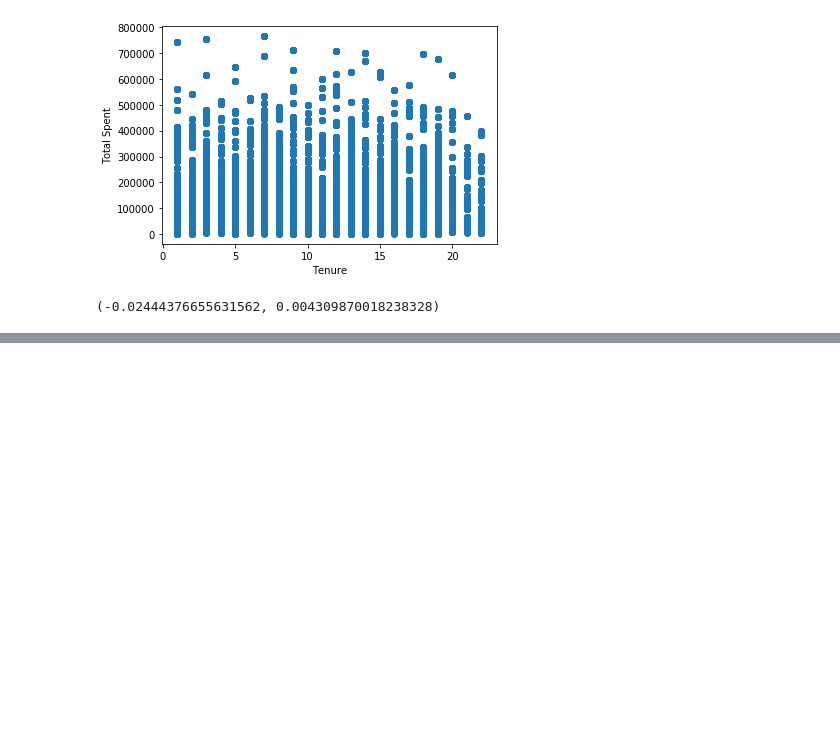
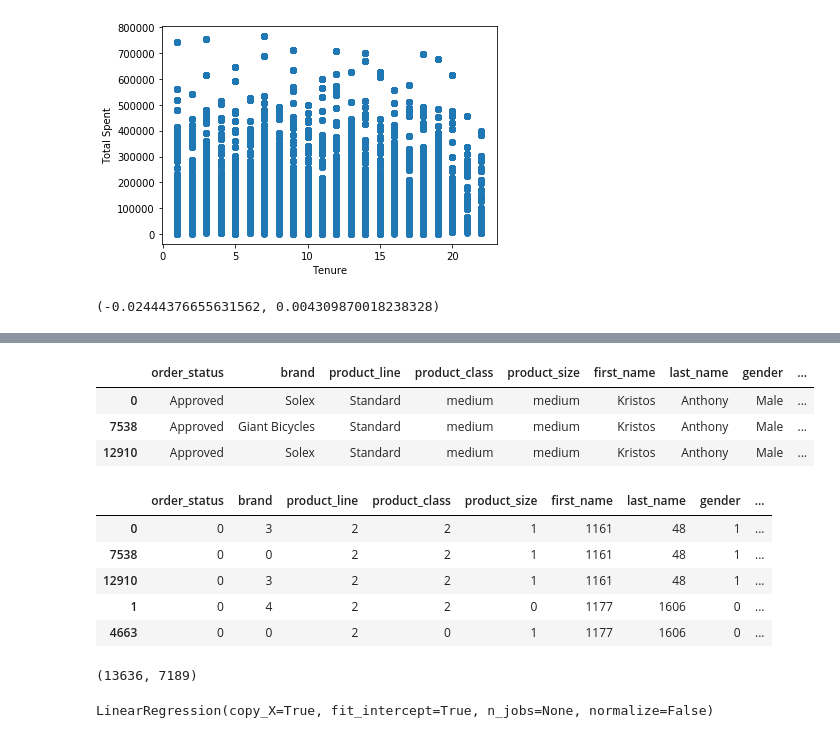
Before and after one commit to emetowinner/DataScience, a Jupyter notebook: KPMG INTERNSHIP/2-Data Exploration/KPMG Data Analysis.ipynb, the cells around one changed output, grey strips where cells are left out. Saved outputs shown, nothing was run; the diff lists cells and outputs as text; code cells hidden in the pictures; blank space fills up the shorter version.

Commit message:
Model to determine customers age

```diff
--- a/KPMG INTERNSHIP/2-Data Exploration/KPMG Data Analysis.ipynb
+++ b/KPMG INTERNSHIP/2-Data Exploration/KPMG Data Analysis.ipynb
@@ -604,0 +618,42 @@ customer_all_view.to_csv('customer_all_view.csv')
+# %%
+# limit to categorical data using df.select_dtypes()
+X_cat = customer_all_view.select_dtypes(include=[object])
+X_cat.head(3)
+# %% [output]
+|  | order_status | brand | product_line | product_class | product_size | first_name | last_name | gender | ... |
+| 0 | Approved | Solex | Standard | medium | medium | Kristos | Anthony | Male | ... |
+| 7538 | Approved | Giant Bicycles | Standard | medium | medium | Kristos | Anthony | Male | ... |
+| 12910 | Approved | Solex | Standard | medium | medium | Kristos | Anthony | Male | ... |
+# %%
+# TODO: create a LabelEncoder object and fit it to each feature in X
+
+
+# 1. INSTANTIATE
+# encode labels with value between 0 and n_classes-1.
+le = preprocessing.LabelEncoder()
+
+
+# 2/3. FIT AND TRANSFORM
+X_trans = X_cat.apply(le.fit_transform)
+X_trans.head()
+# %% [output]
+|  | order_status | brand | product_line | product_class | product_size | first_name | last_name | gender | ... |
+| 0 | 0 | 3 | 2 | 2 | 1 | 1161 | 48 | 1 | ... |
+| 7538 | 0 | 0 | 2 | 2 | 1 | 1161 | 48 | 1 | ... |
+| 12910 | 0 | 3 | 2 | 2 | 1 | 1161 | 48 | 1 | ... |
+| 1 | 0 | 4 | 2 | 2 | 0 | 1177 | 1606 | 0 | ... |
+| 4663 | 0 | 0 | 2 | 0 | 1 | 1177 | 1606 | 0 | ... |
+# %%
+# TODO: create a OneHotEncoder object, and fit it to all of X
+
+# 1. INSTANTIATE
+enc = preprocessing.OneHotEncoder()
+
+# 2. FIT
+enc.fit(X_trans)
+
+# 3. Transform
+X = enc.transform(X_trans).toarray()
+X.shape
+# %% [output]
+(13636, 7189)
@@ -604,0 +666,4 @@ customer_all_view.to_csv('customer_all_view.csv')
+# %%
+LRG.fit(X_train,y_train)
+# %% [output]
+LinearRegression(copy_X=True, fit_intercept=True, n_jobs=None, normalize=False)
```
Also changed, not shown: parts of 13 cells of this notebook, 5 other files.
